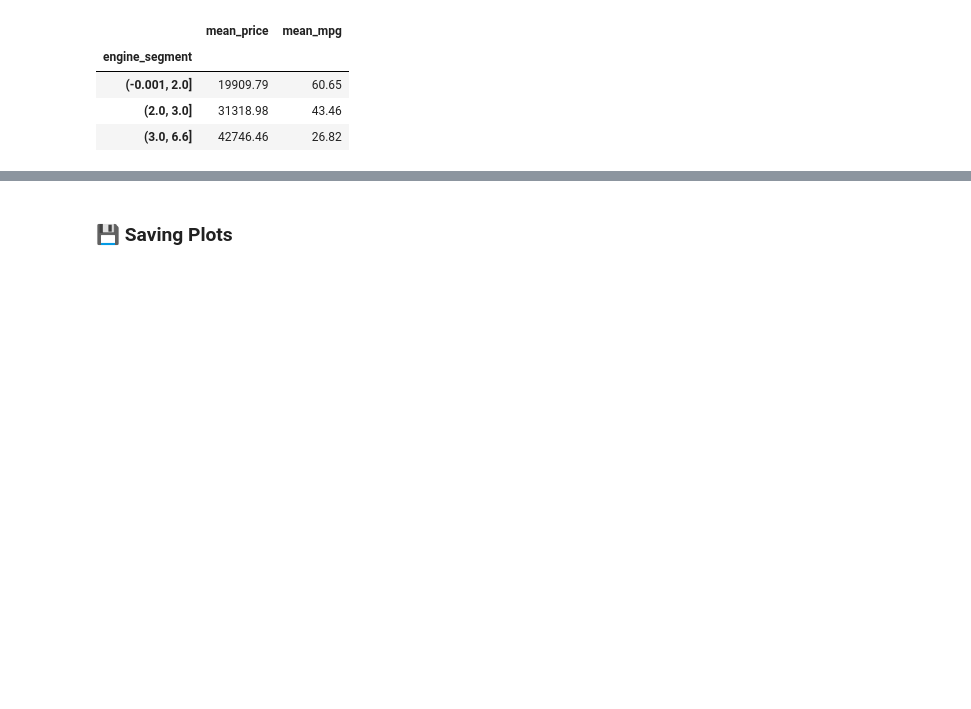
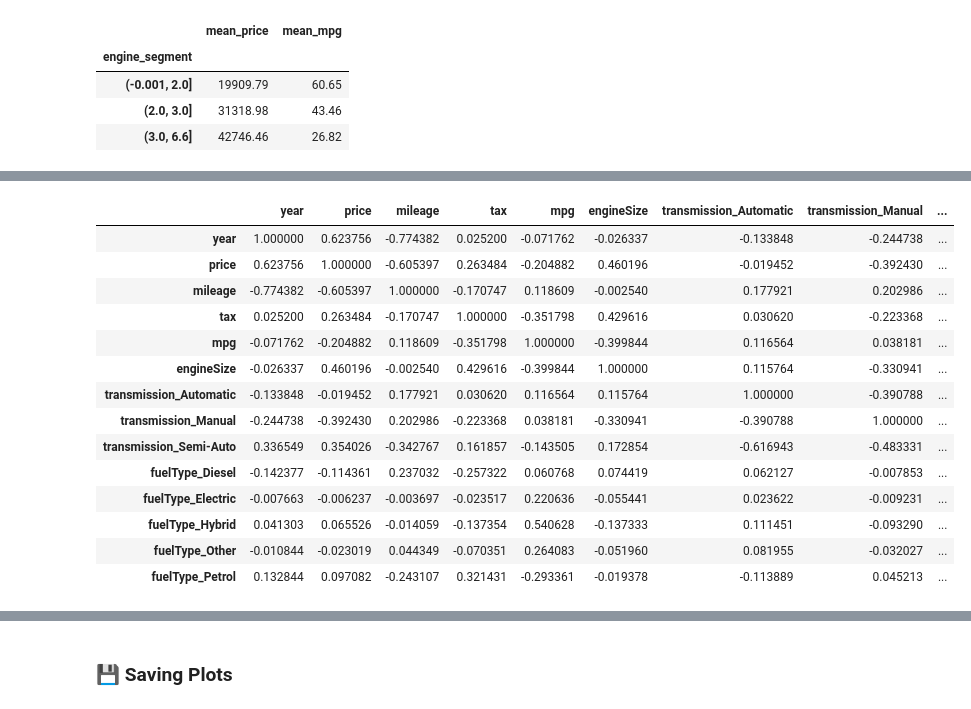
Before and after one commit to smartestnerdfromtown/Data-Analytics-Projects, a Jupyter notebook: BMW Cars Analysis/analysis.ipynb, the cells around one changed output, grey strips where cells are left out. Cells and saved outputs as stored; diff of their text form; code cells hidden in the pictures; blank space fills up the shorter version.

```diff
--- a/BMW Cars Analysis/analysis.ipynb
+++ b/BMW Cars Analysis/analysis.ipynb
@@ -514,0 +546,19 @@ stats
+# %%
+cm = df_no_models.corr(method="pearson")
+cm
+# %% [output]
+|  | year | price | mileage | tax | mpg | engineSize | transmission_Automatic | transmission_Manual | ... |
+| year | 1.000000 | 0.623756 | -0.774382 | 0.025200 | -0.071762 | -0.026337 | -0.133848 | -0.244738 | ... |
+| price | 0.623756 | 1.000000 | -0.605397 | 0.263484 | -0.204882 | 0.460196 | -0.019452 | -0.392430 | ... |
+| mileage | -0.774382 | -0.605397 | 1.000000 | -0.170747 | 0.118609 | -0.002540 | 0.177921 | 0.202986 | ... |
+| tax | 0.025200 | 0.263484 | -0.170747 | 1.000000 | -0.351798 | 0.429616 | 0.030620 | -0.223368 | ... |
+| mpg | -0.071762 | -0.204882 | 0.118609 | -0.351798 | 1.000000 | -0.399844 | 0.116564 | 0.038181 | ... |
+| engineSize | -0.026337 | 0.460196 | -0.002540 | 0.429616 | -0.399844 | 1.000000 | 0.115764 | -0.330941 | ... |
+| transmission_Automatic | -0.133848 | -0.019452 | 0.177921 | 0.030620 | 0.116564 | 0.115764 | 1.000000 | -0.390788 | ... |
+| transmission_Manual | -0.244738 | -0.392430 | 0.202986 | -0.223368 | 0.038181 | -0.330941 | -0.390788 | 1.000000 | ... |
+| transmission_Semi-Auto | 0.336549 | 0.354026 | -0.342767 | 0.161857 | -0.143505 | 0.172854 | -0.616943 | -0.483331 | ... |
+| fuelType_Diesel | -0.142377 | -0.114361 | 0.237032 | -0.257322 | 0.060768 | 0.074419 | 0.062127 | -0.007853 | ... |
+| fuelType_Electric | -0.007663 | -0.006237 | -0.003697 | -0.023517 | 0.220636 | -0.055441 | 0.023622 | -0.009231 | ... |
+| fuelType_Hybrid | 0.041303 | 0.065526 | -0.014059 | -0.137354 | 0.540628 | -0.137333 | 0.111451 | -0.093290 | ... |
+| fuelType_Other | -0.010844 | -0.023019 | 0.044349 | -0.070351 | 0.264083 | -0.051960 | 0.081955 | -0.032027 | ... |
+| fuelType_Petrol | 0.132844 | 0.097082 | -0.243107 | 0.321431 | -0.293361 | -0.019378 | -0.113889 | 0.045213 | ... |
```
Also changed, not shown: parts of 6 cells of this notebook, 3 other files.
